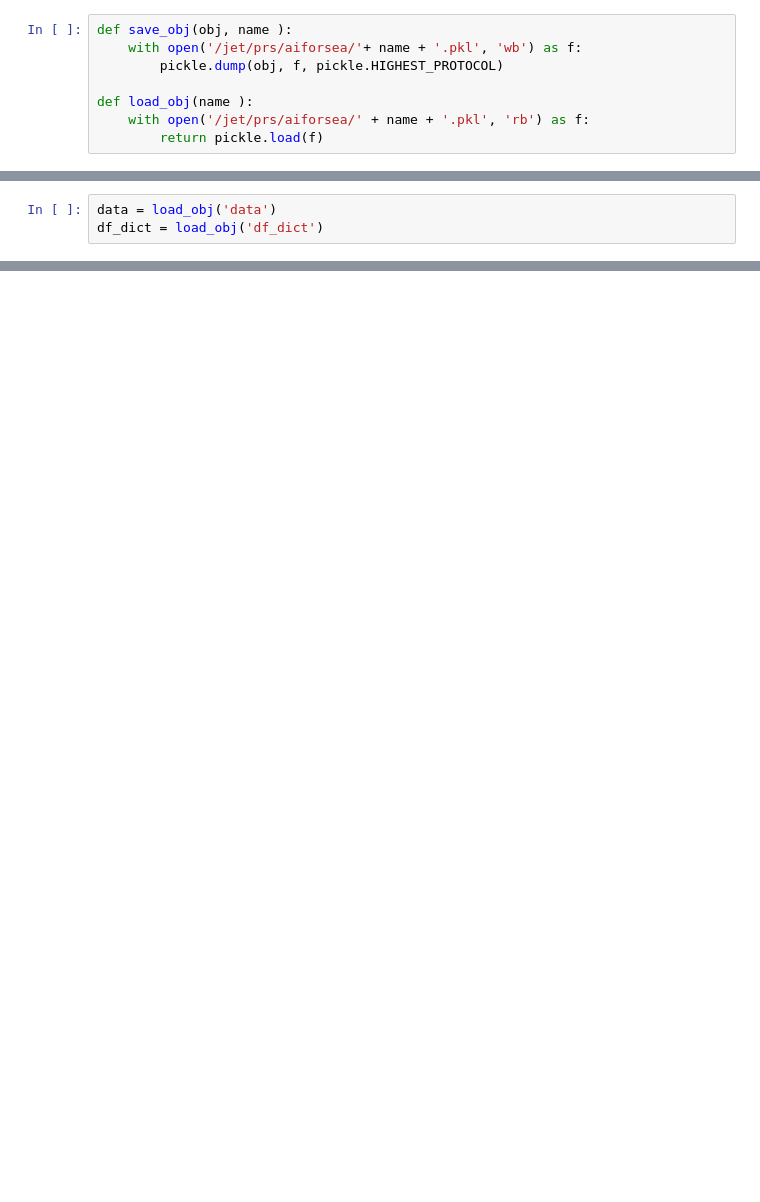
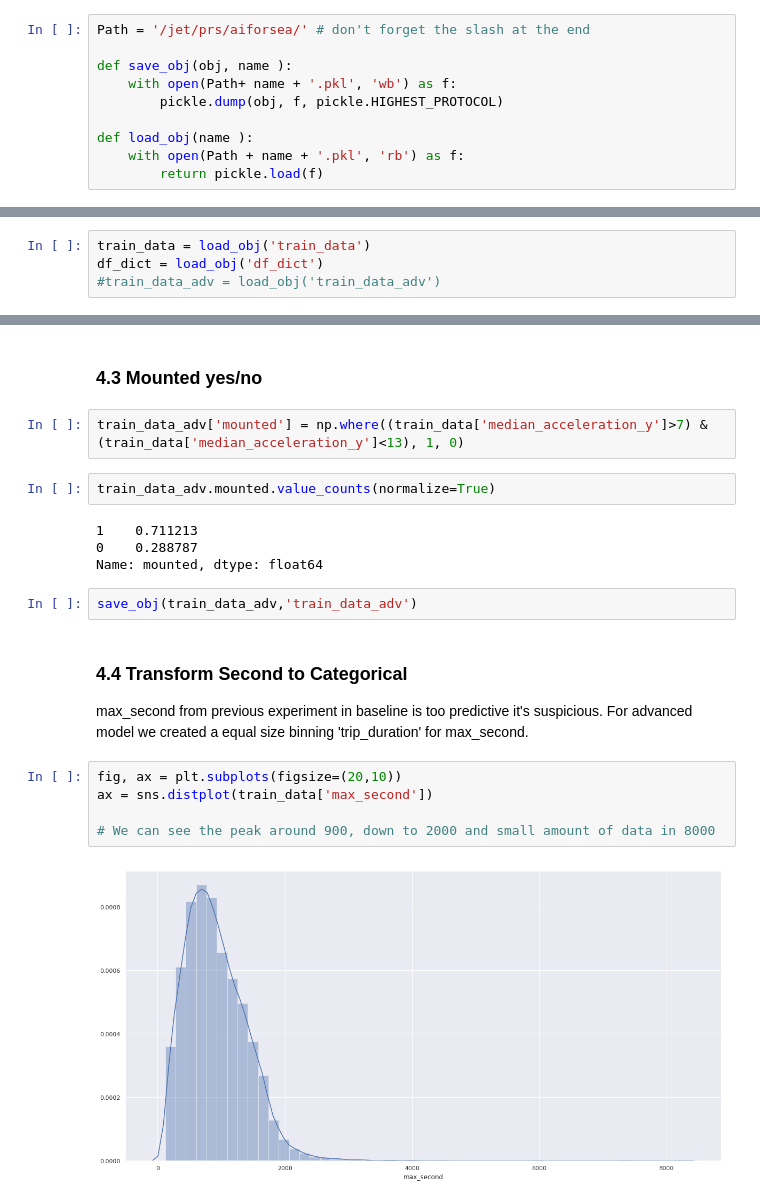
Before and after one commit to ken-kurniawanen/aiforsea, a Jupyter notebook: advanced.ipynb, the cells around one changed output, grey strips where cells are left out. Cells and saved outputs as stored; diff of their text form; blank space fills up the shorter version.

Commit message:
finished model

```diff
--- a/advanced.ipynb
+++ b/advanced.ipynb
@@ -25,8 +101,10 @@ import shap
 # %%
+Path = '/jet/prs/aiforsea/' # don't forget the slash at the end
+
 def save_obj(obj, name ):
-    with open('/jet/prs/aiforsea/'+ name + '.pkl', 'wb') as f:
+    with open(Path+ name + '.pkl', 'wb') as f:
         pickle.dump(obj, f, pickle.HIGHEST_PROTOCOL)
 
 def load_obj(name ):
-    with open('/jet/prs/aiforsea/' + name + '.pkl', 'rb') as f:
+    with open(Path + name + '.pkl', 'rb') as f:
         return pickle.load(f)
@@ -33,3 +117,4 @@ def load_obj(name ):
 # %%
-data = load_obj('data')
+train_data = load_obj('train_data')
 df_dict = load_obj('df_dict')
+#train_data_adv = load_obj('train_data_adv')
@@ -41,0 +162,28 @@ def
+# %% [markdown]
+<a id="43"></a>
+
+
+### 4.3 Mounted yes/no
+# %%
+train_data_adv['mounted'] = np.where((train_data['median_acceleration_y']>7) & (train_data['median_acceleration_y']<13), 1, 0)
+# %%
+train_data_adv.mounted.value_counts(normalize=True)
+# %% [output]
+1    0.711213
+0    0.288787
+Name: mounted, dtype: float64
+# %%
+save_obj(train_data_adv,'train_data_adv')
+# %% [markdown]
+<a id="44"></a>
+
+
+### 4.4 Transform Second to Categorical
+max_second from previous experiment in baseline is too predictive it's suspicious. For advanced model we created a equal size binning 'trip_duration' for max_second.
+# %%
+fig, ax = plt.subplots(figsize=(20,10))
+ax = sns.distplot(train_data['max_second'])
+
+# We can see the peak around 900, down to 2000 and small amount of data in 8000
+# %% [output]
+[figure, added]
```
Also changed, not shown: parts of 41 cells of this notebook, 13 other files.
